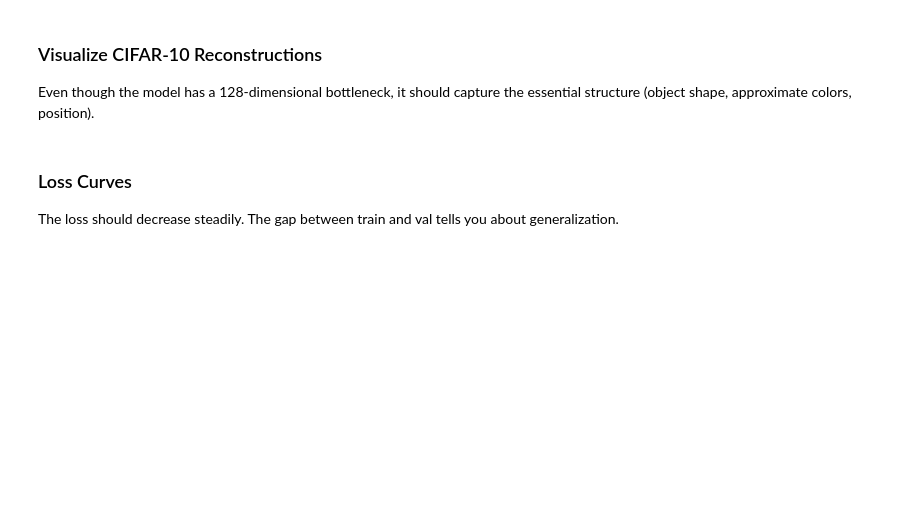
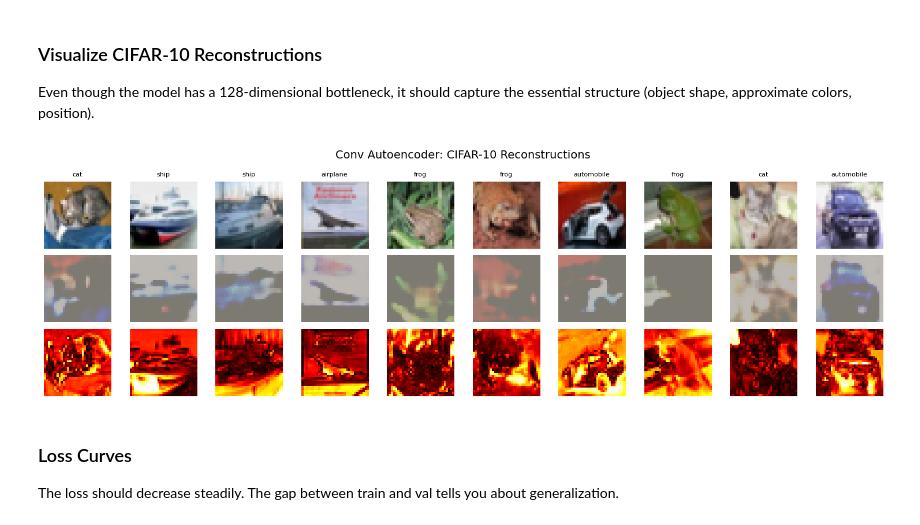
Before and after one commit to pengzhao-ai/Deep-Learning-Curriculum, a Jupyter notebook: day17b_autoencoder_intro/day17b_autoencoder_intro.ipynb, the cells around one changed output. Cells and saved outputs as stored; diff of their text form; code cells hidden in the pictures; blank space fills up the shorter version.

```diff
--- a/day17b_autoencoder_intro/day17b_autoencoder_intro.ipynb
+++ b/day17b_autoencoder_intro/day17b_autoencoder_intro.ipynb
@@ -480,35 +567,38 @@ def denormalize(tensor, mean, std):
 
 model_conv.eval()
 images, labels = next(iter(test_loader_cifar))
 images = images.to(device)
-reconstructions, latents = model_conv(images)
+with torch.no_grad():
+    reconstructions, latents = model_conv(images)
 
 # Denormalize for visualization
 images_dn = denormalize(images.cpu(), CIFAR_MEAN, CIFAR_STD).clamp(0, 1)
-recons_dn = denormalize(reconstructions.cpu(), CIFAR_MEAN, CIFAR_STD).clamp(0, 1)
+recons_dn = denormalize(reconstructions.cpu().detach(), CIFAR_MEAN, CIFAR_STD).clamp(0, 1)
 
 fig, axes = plt.subplots(3, 10, figsize=(15, 4.5))
 for i in range(10):
     # Original
     axes[0, i].imshow(images_dn[i].permute(1, 2, 0))
     axes[0, i].axis("off")
     axes[0, i].set_title(classes[labels[i]], fontsize=8)
     if i == 0: axes[0, i].set_ylabel("Original", fontsize=10)
 
     # Reconstruction
     axes[1, i].imshow(recons_dn[i].permute(1, 2, 0))
     axes[1, i].axis("off")
     if i == 0: axes[1, i].set_ylabel("Recon", fontsize=10)
 
     # Error
     error = (images_dn[i] - recons_dn[i]).abs().mean(dim=0)
     axes[2, i].imshow(error, cmap="hot")
     axes[2, i].axis("off")
     if i == 0: axes[2, i].set_ylabel("Error", fontsize=10)
 
 plt.suptitle("Conv Autoencoder: CIFAR-10 Reconstructions", fontsize=14)
 plt.tight_layout()
 plt.show()
+# %% [output]
+[figure, added]
 # %% [markdown]
 ### Loss Curves
 
```
Also changed, not shown: parts of 14 cells of this notebook, 9 other files.
